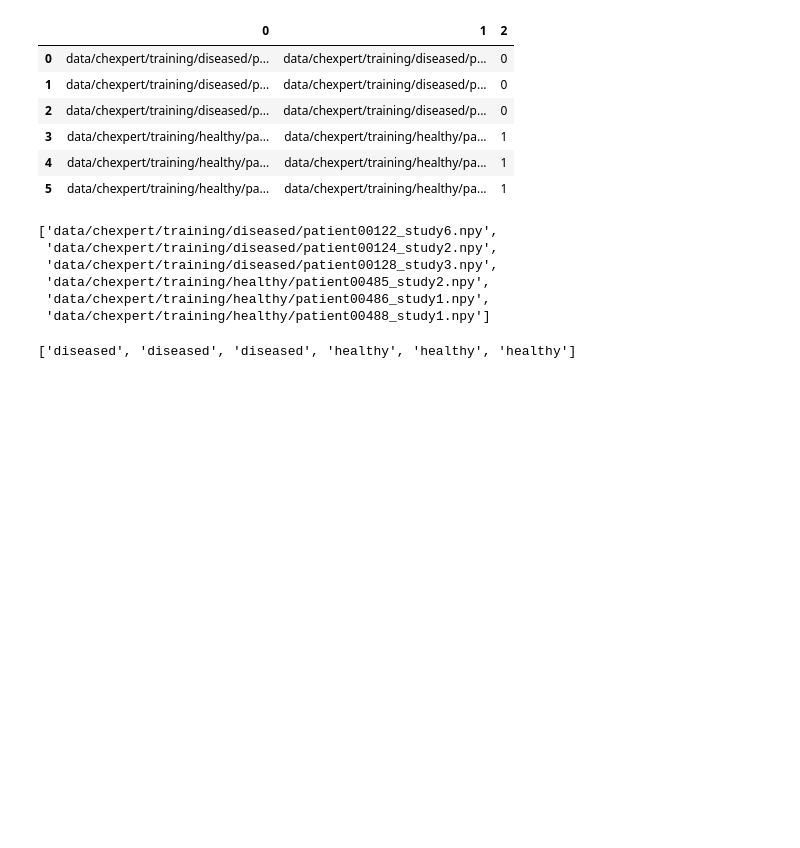
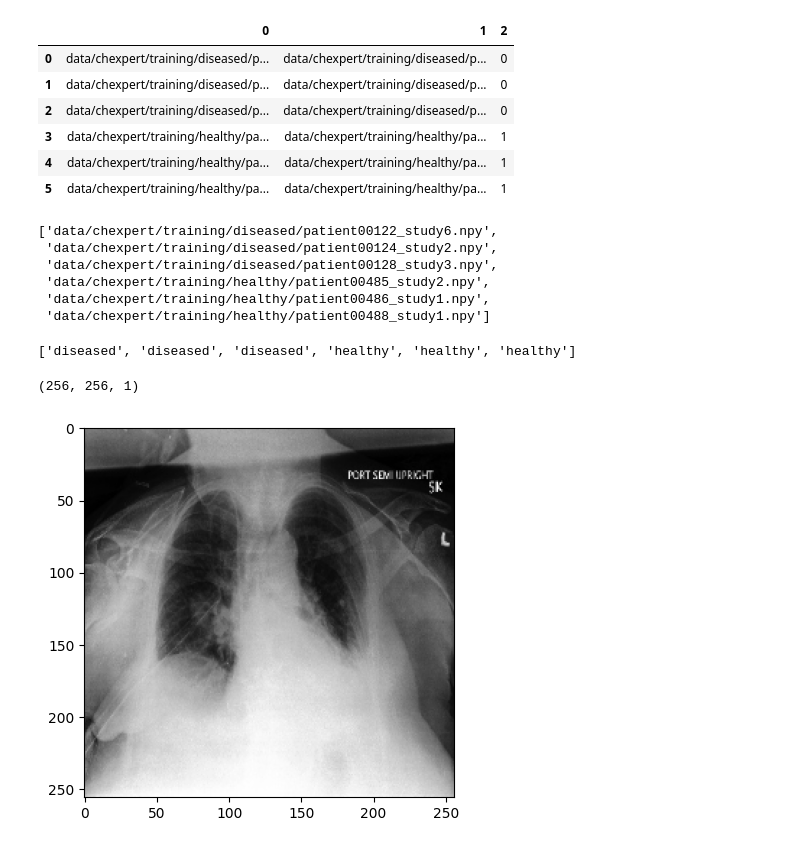
Before and after one commit to phamgialinhlx/diffusion-anomaly-detection, a Jupyter notebook: notebooks/data.ipynb, the cells around one changed output. Cells and saved outputs as stored; diff of their text form; code cells hidden in the pictures; blank space fills up the shorter version.

```diff
--- a/notebooks/data.ipynb
+++ b/notebooks/data.ipynb
@@ -34,3 +38,11 @@ df[0].tolist()
 ['diseased' if c==0 else 'healthy' for c in df[2].tolist()]
 # %% [output]
 ['diseased', 'diseased', 'diseased', 'healthy', 'healthy', 'healthy']
+# %%
+lung = np.load('data/chexpert/training/diseased/patient00122_study6.npy')
+print(lung.shape)
+plt.imshow(lung, cmap='gray')
+plt.show()
+# %% [output]
+(256, 256, 1)
+[figure, added]
```
Also changed, not shown: parts of 8 cells of this notebook, 23 other files.
